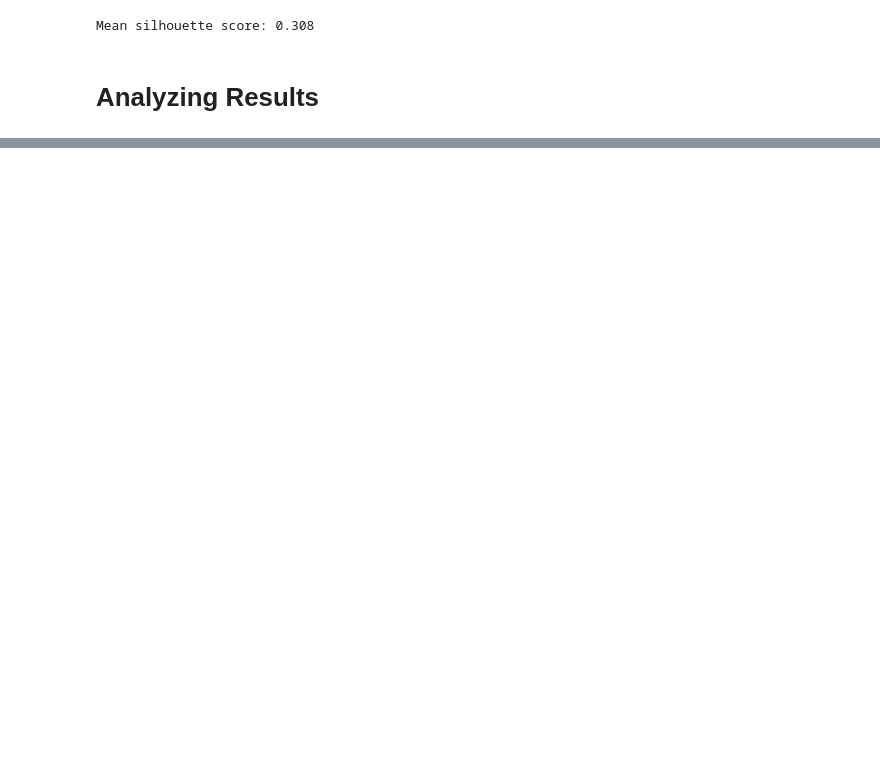
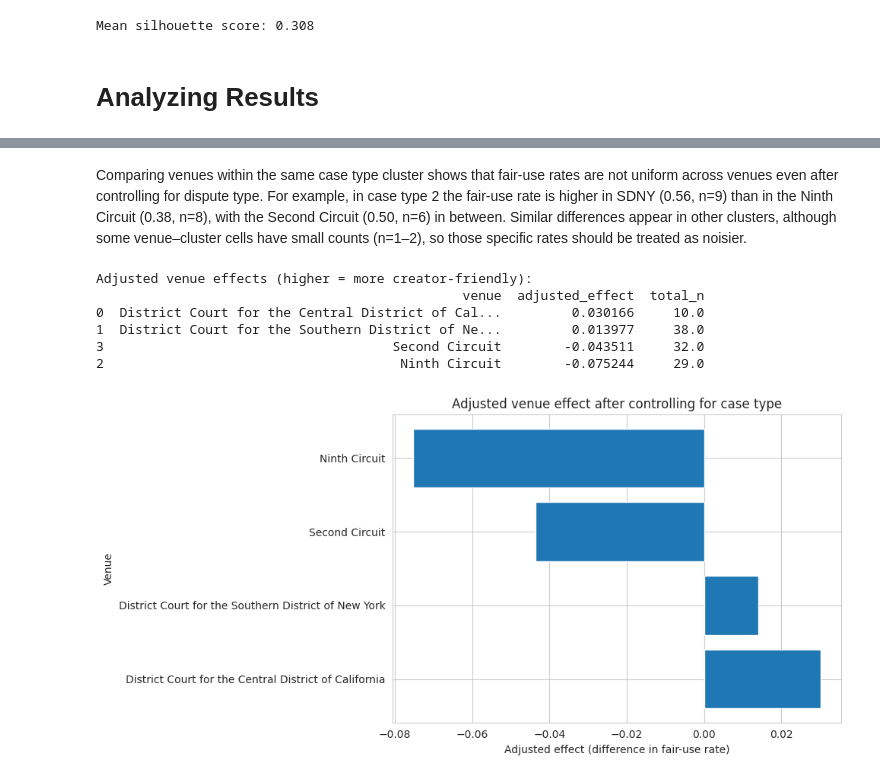
Before and after one commit to mqanaq/BA820-B1-Team13, a Jupyter notebook: MG/M2_Mohamad_Gong_Fair_Use_Data_Early_Analysis_and_Insights.ipynb, the cells around one changed output, grey strips where cells are left out. Saved outputs shown, nothing was run; the diff lists cells and outputs as text; code cells hidden in the pictures; blank space fills up the shorter version.

```diff
--- a/MG/M2_Mohamad_Gong_Fair_Use_Data_Early_Analysis_and_Insights.ipynb
+++ b/MG/M2_Mohamad_Gong_Fair_Use_Data_Early_Analysis_and_Insights.ipynb
@@ -714,0 +736,14 @@ Mean silhouette score: 0.308
+# %%
+out = fair_use_findings["outcome"].astype(str).str.upper().str.strip()
+
+not_mask = out.str.contains("NOT FOUND") | out.str.contains("NOT_FOUND")
+found_mask = out.str.contains("FOUND") & ~not_mask
+
+fair_use_flag = pd.Series(
+    np.where(not_mask, False, np.where(found_mask, True, np.nan)),
+    index=fair_use_findings.index
+)
+
+print("Determinate vs indeterminate outcomes:")
+print(fair_use_flag.value_counts(dropna=False).rename({True:"FAIR_USE_FOUND", False:"FAIR_USE_NOT_FOUND", np.nan:"INDETERMINATE"}))
+print("\nDeterminate cases:", int(fair_use_flag.notna().sum()), "out of", len(fair_use_findings))
@@ -714,0 +808,46 @@ Mean silhouette score: 0.308
+# %% [markdown]
+Comparing venues within the same case type cluster shows that fair-use rates are not uniform across venues even after controlling for dispute type. For example, in case type 2 the fair-use rate is higher in SDNY (0.56, n=9) than in the Ninth Circuit (0.38, n=8), with the Second Circuit (0.50, n=6) in between. Similar differences appear in other clusters, although some venue–cluster cells have small counts (n=1–2), so those specific rates should be treated as noisier.
+# %%
+# Baseline fair-use rate for each case type
+baseline = tmp.groupby("case_type")["fair_use"].mean()
+
+# Venue rate within each case type
+by = (
+    tmp[tmp["venue"].isin(keep_venues)]
+    .groupby(["case_type", "venue"])["fair_use"]
+    .agg(rate="mean", n="size")
+    .reset_index()
+)
+by["baseline"] = by["case_type"].map(baseline)
+by["residual"] = by["rate"] - by["baseline"]
+
+# Weighted average residual per venue = adjusted venue effect
+venue_effect = (
+    by.groupby("venue")
+      .apply(lambda g: pd.Series({
+          "adjusted_effect": float(np.average(g["residual"], weights=g["n"])),
+          "total_n": int(g["n"].sum())
+      }))
+      .reset_index()
+      .sort_values("adjusted_effect", ascending=False)
+)
+
+print("Adjusted venue effects (higher = more creator-friendly):")
+print(venue_effect)
+
+# Simple bar chart (sorted)
+plt.figure(figsize=(10, 5))
+plt.barh(venue_effect["venue"], venue_effect["adjusted_effect"])
+plt.title("Adjusted venue effect after controlling for case type")
+plt.xlabel("Adjusted effect (difference in fair-use rate)")
+plt.ylabel("Venue")
+plt.tight_layout()
+plt.show()
+# %% [output]
+Adjusted venue effects (higher = more creator-friendly):
+                                               venue  adjusted_effect  total_n
+0  District Court for the Central District of Cal...         0.030166     10.0
+1  District Court for the Southern District of Ne...         0.013977     38.0
+3                                     Second Circuit        -0.043511     32.0
+2                                      Ninth Circuit        -0.075244     29.0
+[figure, added]
```
Also changed, not shown: parts of 9 cells of this notebook.
